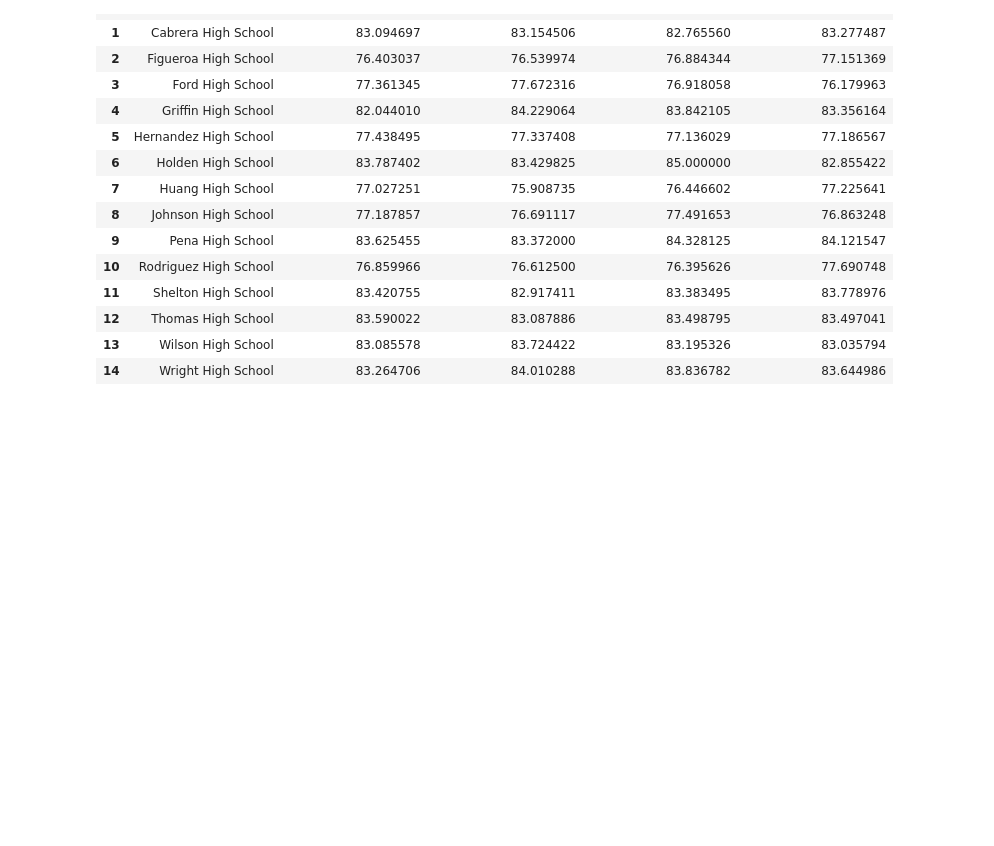
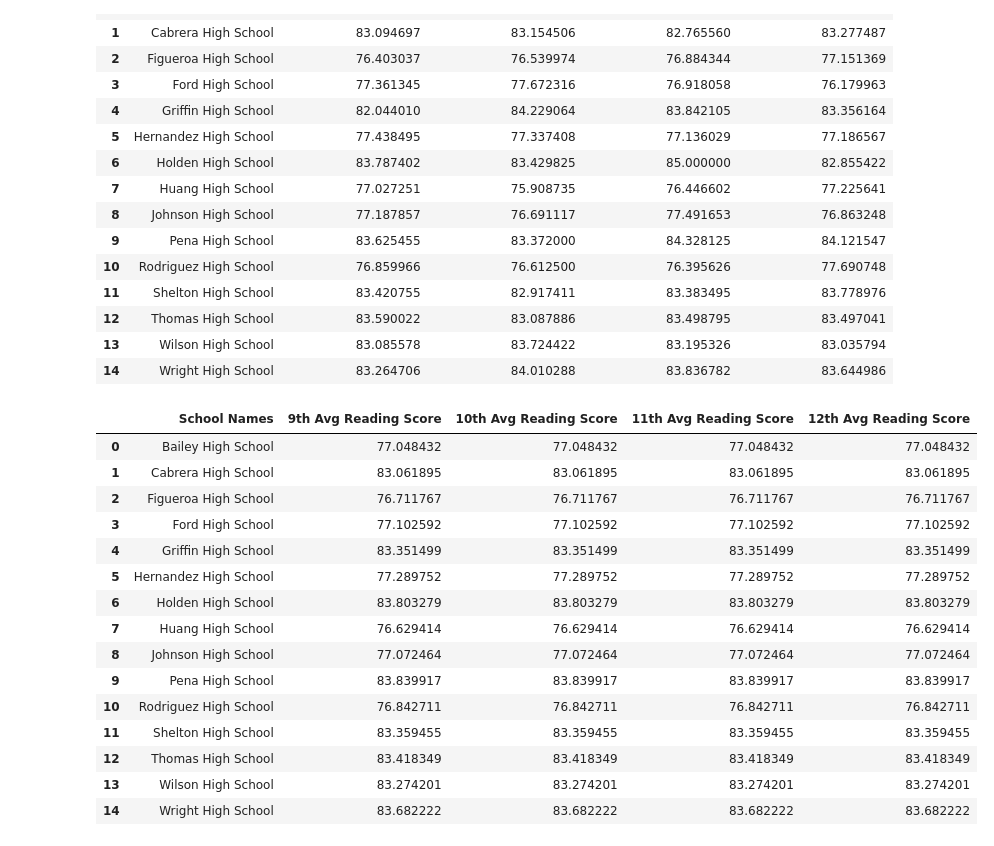
Before and after one commit to narobin83/pandas-challenge, a Jupyter notebook: PyCitySchools/PyCitySchool.ipynb, the cells around one changed output. Saved outputs shown, nothing was run; the diff lists cells and outputs as text; code cells hidden in the pictures; blank space fills up the shorter version.

```diff
--- a/PyCitySchools/PyCitySchool.ipynb
+++ b/PyCitySchools/PyCitySchool.ipynb
@@ -171,3 +171,29 @@ avg_math_score_by_grade
 | 12 | Thomas High School | 83.590022 | 83.087886 | 83.498795 | 83.497041 |
 | 13 | Wilson High School | 83.085578 | 83.724422 | 83.195326 | 83.035794 |
 | 14 | Wright High School | 83.264706 | 84.010288 | 83.836782 | 83.644986 |
+# %%
+grade_9 = average_reading_by_grade('9th')
+grade_10 = average_reading_by_grade('10th')
+grade_11 = average_reading_by_grade('11th')
+grade_12 = average_reading_by_grade('12th')
+avg_reading_score_by_grade = pd.merge(grade_9,grade_10,how='inner',suffixes=('',''))
+avg_reading_score_by_grade = pd.merge(avg_reading_score_by_grade,grade_11,how='inner',suffixes=('',''))
+avg_reading_score_by_grade = pd.merge(avg_reading_score_by_grade,grade_12,how='inner',suffixes=('',''))
+avg_reading_score_by_grade
+# %% [output]
+|  | School Names | 9th Avg Reading Score | 10th Avg Reading Score | 11th Avg Reading Score | 12th Avg Reading Score |
+| 0 | Bailey High School | 77.048432 | 77.048432 | 77.048432 | 77.048432 |
+| 1 | Cabrera High School | 83.061895 | 83.061895 | 83.061895 | 83.061895 |
+| 2 | Figueroa High School | 76.711767 | 76.711767 | 76.711767 | 76.711767 |
+| 3 | Ford High School | 77.102592 | 77.102592 | 77.102592 | 77.102592 |
+| 4 | Griffin High School | 83.351499 | 83.351499 | 83.351499 | 83.351499 |
+| 5 | Hernandez High School | 77.289752 | 77.289752 | 77.289752 | 77.289752 |
+| 6 | Holden High School | 83.803279 | 83.803279 | 83.803279 | 83.803279 |
+| 7 | Huang High School | 76.629414 | 76.629414 | 76.629414 | 76.629414 |
+| 8 | Johnson High School | 77.072464 | 77.072464 | 77.072464 | 77.072464 |
+| 9 | Pena High School | 83.839917 | 83.839917 | 83.839917 | 83.839917 |
+| 10 | Rodriguez High School | 76.842711 | 76.842711 | 76.842711 | 76.842711 |
+| 11 | Shelton High School | 83.359455 | 83.359455 | 83.359455 | 83.359455 |
+| 12 | Thomas High School | 83.418349 | 83.418349 | 83.418349 | 83.418349 |
+| 13 | Wilson High School | 83.274201 | 83.274201 | 83.274201 | 83.274201 |
+| 14 | Wright High School | 83.682222 | 83.682222 | 83.682222 | 83.682222 |
```
Also changed, not shown: parts of 3 cells of this notebook.
